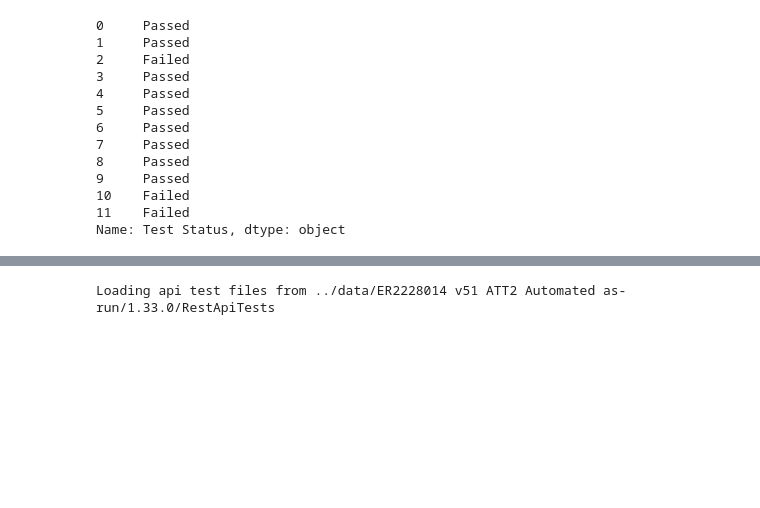
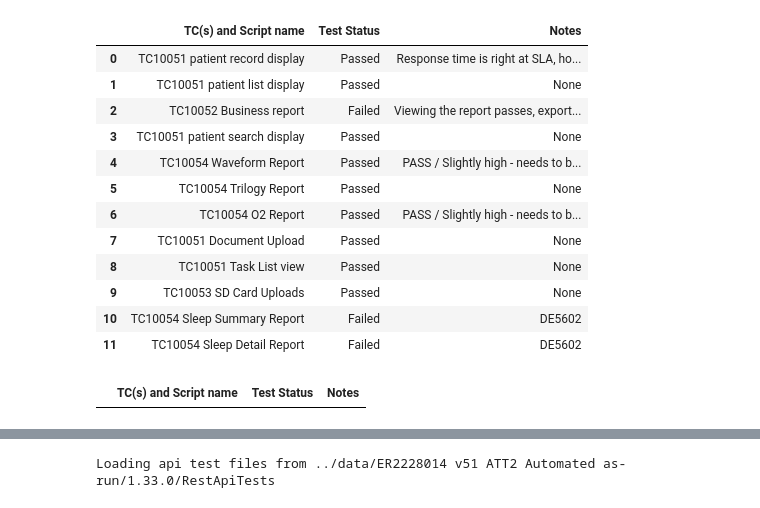
Before and after one commit to jacoblee628/systemsproject, a Jupyter notebook: src/more_experiments.ipynb, the cells around one changed output, grey strips where cells are left out. Cells and saved outputs as stored; diff of their text form; code cells hidden in the pictures; blank space fills up the shorter version.

```diff
--- a/src/more_experiments.ipynb
+++ b/src/more_experiments.ipynb
@@ -28,19 +87,26 @@ df
-# %%
-df["Test Status"] = df["Test Status"].replace("PASS", "Passed").replace("FAIL", "Failed")
-# %% [output]
-0     Passed
-1     Passed
-2     Failed
-3     Passed
-4     Passed
-5     Passed
-6     Passed
-7     Passed
-8     Passed
-9     Passed
-10    Failed
-11    Failed
-Name: Test Status, dtype: object
+# %%
+valid, invalid = filter_tests(df)
+valid
+# %%
+valid
+# %% [output]
+|  | TC(s) and Script name | Test Status | Notes |
+| 0 | TC10051 patient record display | Passed | Response time is right at SLA, ho... |
+| 1 | TC10051 patient list display | Passed | None |
+| 2 | TC10052 Business report | Failed | Viewing the report passes, export... |
+| 3 | TC10051 patient search display | Passed | None |
+| 4 | TC10054 Waveform Report | Passed | PASS / Slightly high - needs to b... |
+| 5 | TC10054 Trilogy Report | Passed | None |
+| 6 | TC10054 O2 Report | Passed | PASS / Slightly high - needs to b... |
+| 7 | TC10051 Document Upload | Passed | None |
+| 8 | TC10051 Task List view | Passed | None |
+| 9 | TC10053 SD Card Uploads | Passed | None |
+| 10 | TC10054 Sleep Summary Report | Failed | DE5602 |
+| 11 | TC10054 Sleep Detail Report | Failed | DE5602 |
+# %%
+invalid
+# %% [output]
+|  | TC(s) and Script name | Test Status | Notes |
 # %%
 rx = read_rx_tests("../data/ER2228014 v51 ATT2 Automated as-run/1.33.0/Rx")
 rx
```
Also changed, not shown: parts of 7 cells of this notebook, 3 other files.
